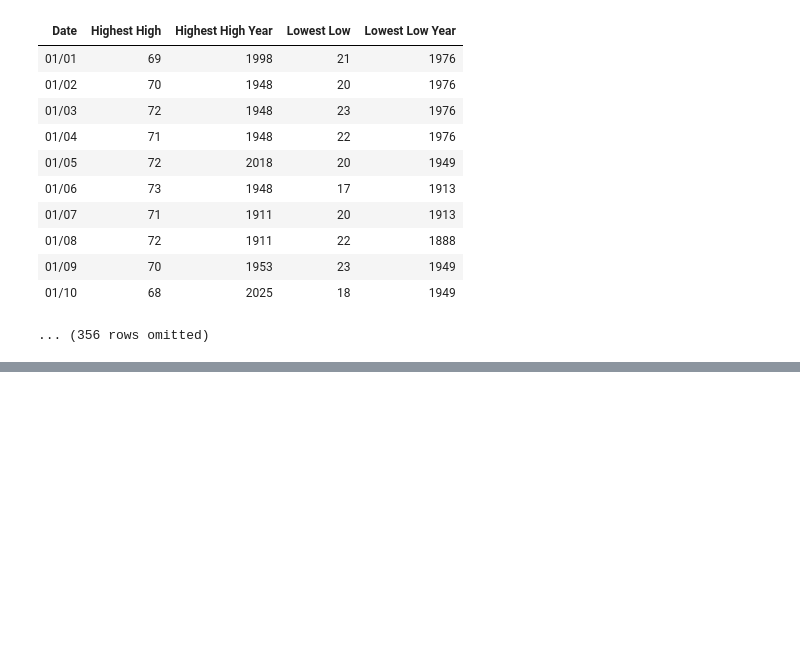
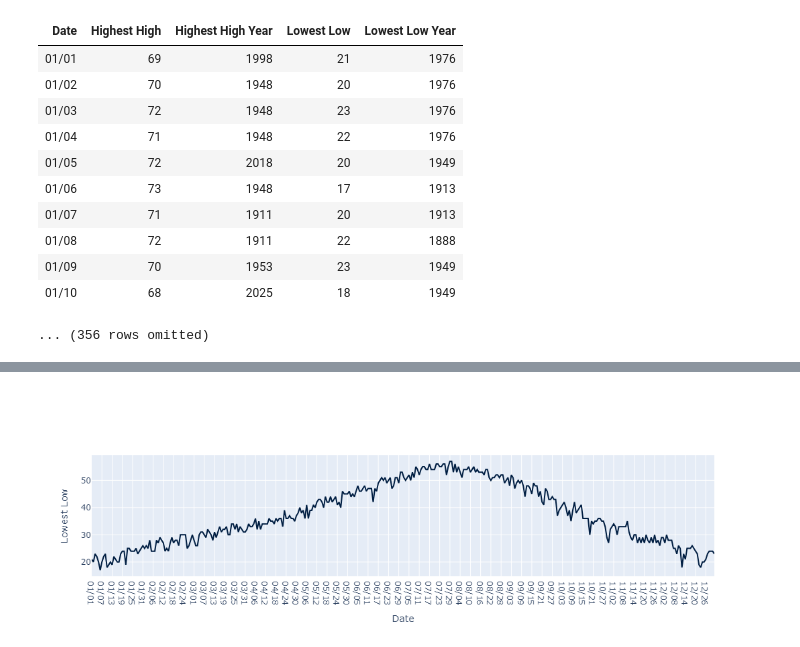
Before and after one commit to lawtonsclass/s26-code-from-class, a Jupyter notebook: data8/ch07.ipynb, the cells around one changed output, grey strips where cells are left out. Saved outputs shown, nothing was run; the diff lists cells and outputs as text; code cells hidden in the pictures; blank space fills up the shorter version.

```diff
--- a/data8/ch07.ipynb
+++ b/data8/ch07.ipynb
@@ -104,0 +115,4 @@ temps
+# %%
+temps.plot('Date', 'Lowest Low')
+# %% [output]
+[figure, added]
```
Also changed, not shown: parts of 14 cells of this notebook.
